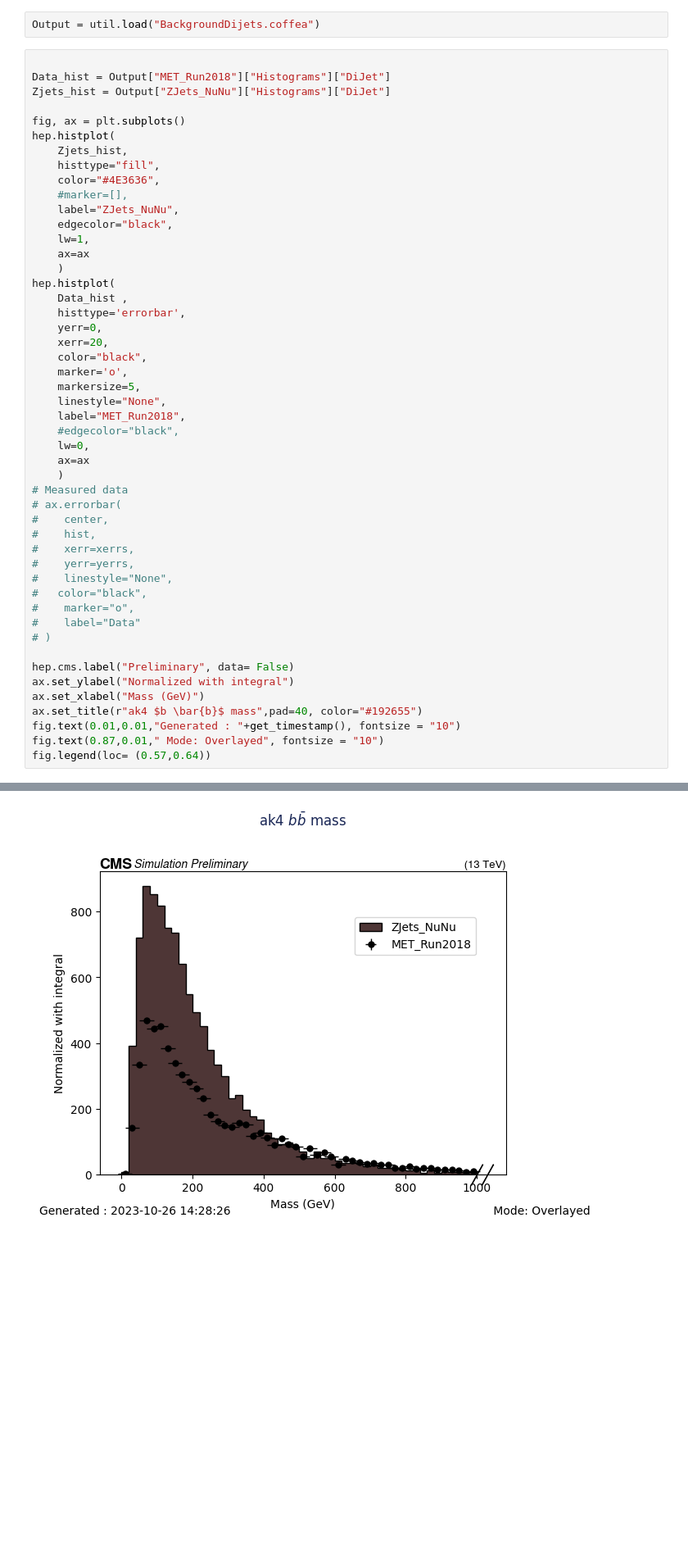
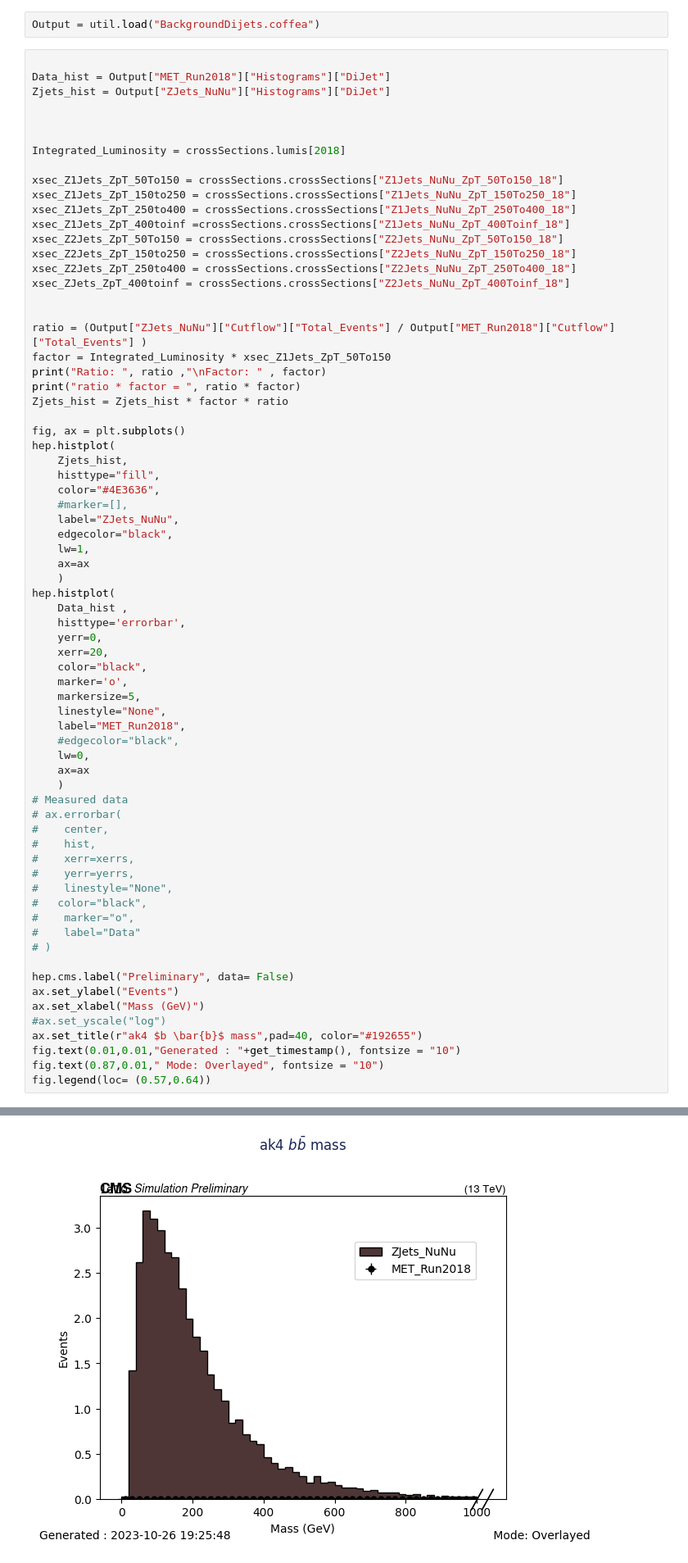
Before and after one commit to prayagyadav/MonoHiggstobb, a Jupyter notebook: Backgrounds/Test.ipynb, the cells around one changed output, grey strips where cells are left out. Shown at 82% size. Saved outputs shown, nothing was run; the diff lists cells and outputs as text; blank space fills up the shorter version.

```diff
--- a/Backgrounds/Test.ipynb
+++ b/Backgrounds/Test.ipynb
@@ -58,6 +59,26 @@ Output = util.load("BackgroundDijets.coffea")
 
 Data_hist = Output["MET_Run2018"]["Histograms"]["DiJet"]
 Zjets_hist = Output["ZJets_NuNu"]["Histograms"]["DiJet"]
+
+
+
+Integrated_Luminosity = crossSections.lumis[2018]
+
+xsec_Z1Jets_ZpT_50To150 = crossSections.crossSections["Z1Jets_NuNu_ZpT_50To150_18"]
+xsec_Z1Jets_ZpT_150to250 = crossSections.crossSections["Z1Jets_NuNu_ZpT_150To250_18"]
+xsec_Z1Jets_ZpT_250to400 = crossSections.crossSections["Z1Jets_NuNu_ZpT_250To400_18"]
+xsec_Z1Jets_ZpT_400toinf =crossSections.crossSections["Z1Jets_NuNu_ZpT_400Toinf_18"]
+xsec_Z2Jets_ZpT_50To150 = crossSections.crossSections["Z2Jets_NuNu_ZpT_50To150_18"]
+xsec_Z2Jets_ZpT_150to250 = crossSections.crossSections["Z2Jets_NuNu_ZpT_150To250_18"]
+xsec_Z2Jets_ZpT_250to400 = crossSections.crossSections["Z2Jets_NuNu_ZpT_250To400_18"]
+xsec_ZJets_ZpT_400toinf = crossSections.crossSections["Z2Jets_NuNu_ZpT_400Toinf_18"]
+
+
+ratio = (Output["ZJets_NuNu"]["Cutflow"]["Total_Events"] / Output["MET_Run2018"]["Cutflow"]["Total_Events"] )
+factor = Integrated_Luminosity * xsec_Z1Jets_ZpT_50To150
+print("Ratio: ", ratio ,"\nFactor: " , factor)
+print("ratio * factor = ", ratio * factor)
+Zjets_hist = Zjets_hist * factor * ratio
 
 fig, ax = plt.subplots()
 hep.histplot(
@@ -97,8 +118,9 @@ hep.histplot(
 # )
 
 hep.cms.label("Preliminary", data= False)
-ax.set_ylabel("Normalized with integral")
+ax.set_ylabel("Events")
 ax.set_xlabel("Mass (GeV)")
+#ax.set_yscale("log")
 ax.set_title(r"ak4 $b \bar{b}$ mass",pad=40, color="#192655")
 fig.text(0.01,0.01,"Generated : "+get_timestamp(), fontsize = "10")
 fig.text(0.87,0.01," Mode: Overlayed", fontsize = "10")
@@ -108 +133 @@ fig.legend(loc= (0.57,0.64))
-[figure, old version]
+[figure, new version]
```
Also changed, not shown: parts of 4 cells of this notebook, 4 other files.
